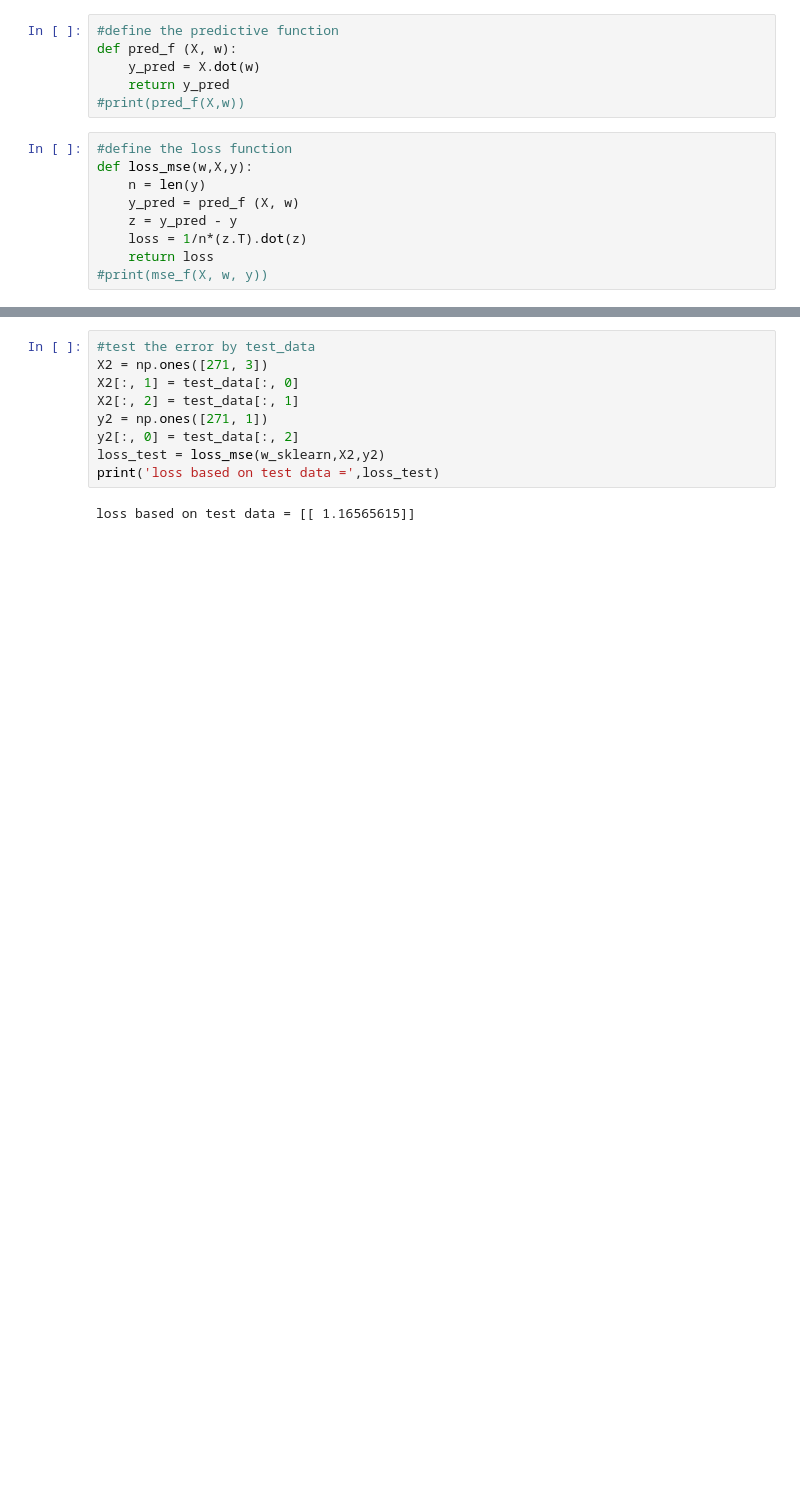
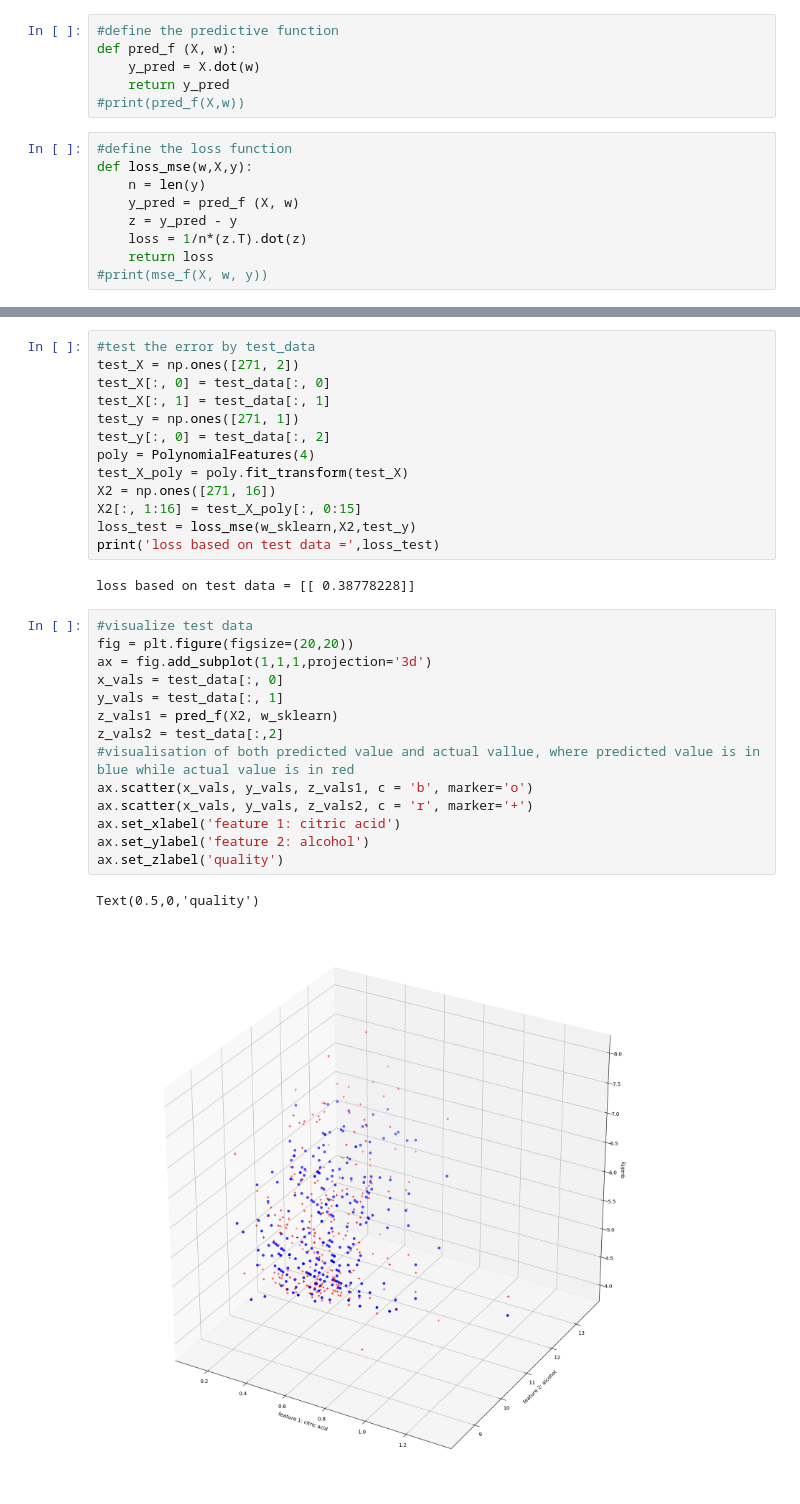
Before and after one commit to tcheew118/CE9010_2018_Group18_Project, a Jupyter notebook: Project_Sklearn.ipynb, the cells around one changed output, grey strips where cells are left out. Saved outputs shown, nothing was run; the diff lists cells and outputs as text; blank space fills up the shorter version.

```diff
--- a/Project_Sklearn.ipynb
+++ b/Project_Sklearn.ipynb
@@ -122,11 +154,32 @@ ax.plot3D(xline, yline, zline, 'gray')
 # %%
 #test the error by test_data
-X2 = np.ones([271, 3])
-X2[:, 1] = test_data[:, 0]
-X2[:, 2] = test_data[:, 1]
-y2 = np.ones([271, 1])
-y2[:, 0] = test_data[:, 2]
-loss_test = loss_mse(w_sklearn,X2,y2)
+test_X = np.ones([271, 2])
+test_X[:, 0] = test_data[:, 0]
+test_X[:, 1] = test_data[:, 1]
+test_y = np.ones([271, 1])
+test_y[:, 0] = test_data[:, 2]
+poly = PolynomialFeatures(4)
+test_X_poly = poly.fit_transform(test_X)
+X2 = np.ones([271, 16])
+X2[:, 1:16] = test_X_poly[:, 0:15]
+loss_test = loss_mse(w_sklearn,X2,test_y)
 print('loss based on test data =',loss_test)
 # %% [output]
-loss based on test data = [[ 1.16565615]]
+loss based on test data = [[ 0.38778228]]
+# %%
+#visualize test data
+fig = plt.figure(figsize=(20,20))
+ax = fig.add_subplot(1,1,1,projection='3d')
+x_vals = test_data[:, 0]
+y_vals = test_data[:, 1]
+z_vals1 = pred_f(X2, w_sklearn)
+z_vals2 = test_data[:,2]
+#visualisation of both predicted value and actual vallue, where predicted value is in blue while actual value is in red
+ax.scatter(x_vals, y_vals, z_vals1, c = 'b', marker='o')
+ax.scatter(x_vals, y_vals, z_vals2, c = 'r', marker='+')
+ax.set_xlabel('feature 1: citric acid')
+ax.set_ylabel('feature 2: alcohol')
+ax.set_zlabel('quality')
+# %% [output]
+Text(0.5,0,'quality')
+[figure, added]
```
Also changed, not shown: parts of 10 cells of this notebook, 8 other files.
